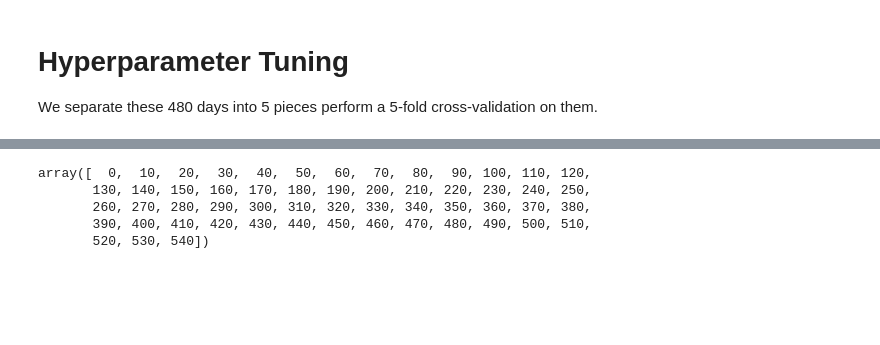
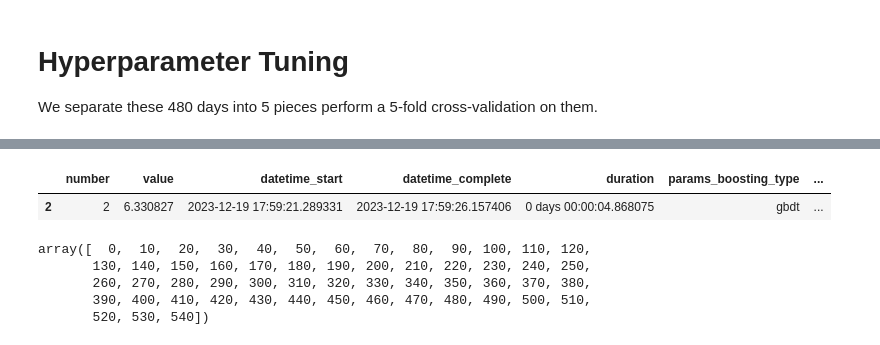
Before and after one commit to Eph97/kaggle-optiver, a Jupyter notebook: kaggle_optiver/kaggle_optiver.ipynb, the cells around one changed output, grey strips where cells are left out. Saved outputs shown, nothing was run; the diff lists cells and outputs as text; code cells hidden in the pictures; blank space fills up the shorter version.

Commit message:
add selection of k% best trials

```diff
--- a/kaggle_optiver/kaggle_optiver.ipynb
+++ b/kaggle_optiver/kaggle_optiver.ipynb
@@ -308,3 +291,9 @@ ts.backtests_dict['LGBMRegressor'][['number', 'value']]
+# %%
+trials_LGBM = ts.trials_dict['LGBMRegressor']
+trials_LGBM.sort_values('value')[:len(trials_LGBM)//10]
+# %% [output]
+|  | number | value | datetime_start | datetime_complete | duration | params_boosting_type | ... |
+| 2 | 2 | 6.330827 | 2023-12-19 17:59:21.289331 | 2023-12-19 17:59:26.157406 | 0 days 00:00:04.868075 | gbdt | ... |
 # %%
 def models(model, i, training=False):
 	if training==True:
```
Also changed, not shown: parts of 3 cells of this notebook, 1 other file.
